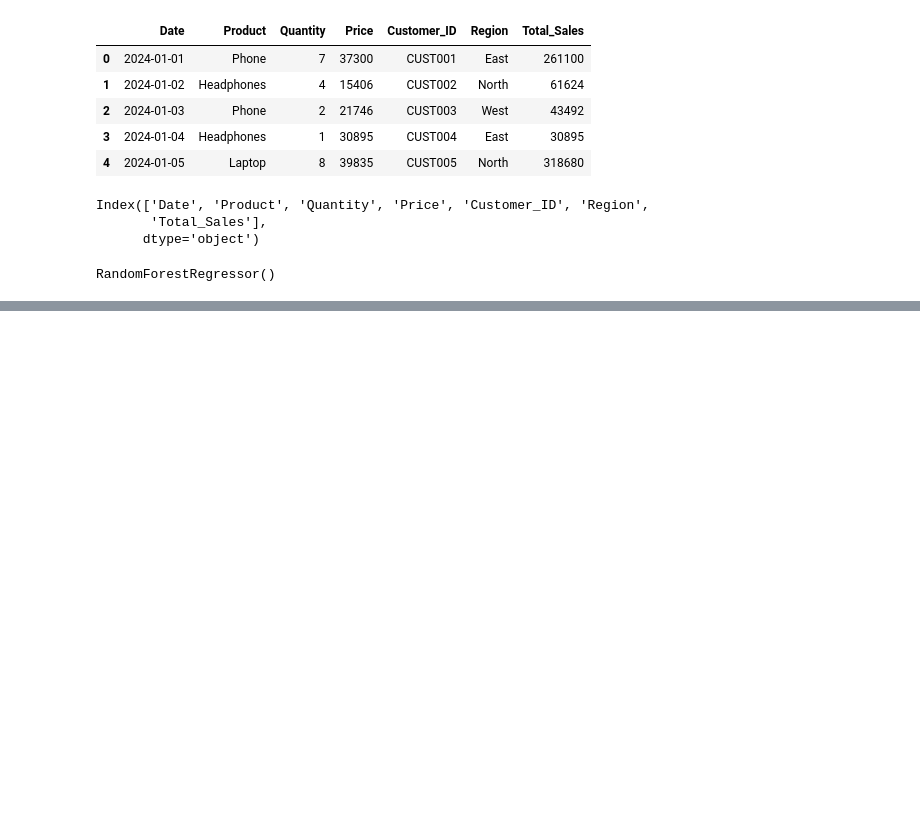
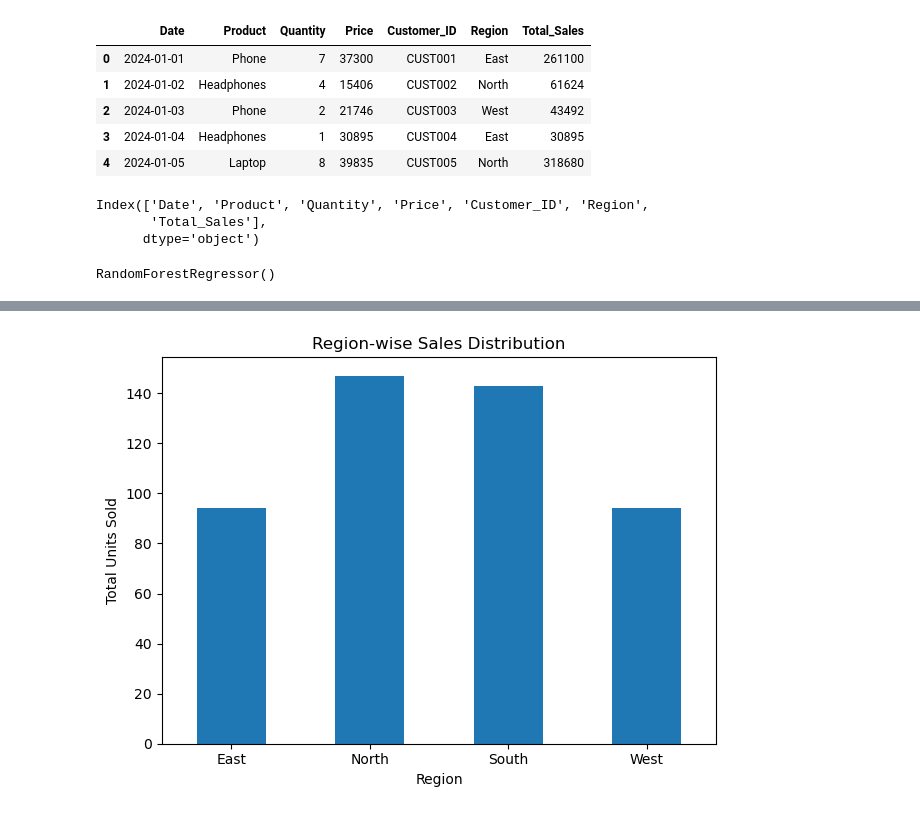
Before and after one commit to SuprajaSrinivasula/AutoSales-Intelligence-Engine, a Jupyter notebook: capstone_project.ipynb, the cells around one changed output, grey strips where cells are left out. Saved outputs shown, nothing was run; the diff lists cells and outputs as text; code cells hidden in the pictures; blank space fills up the shorter version.

```diff
--- a/capstone_project.ipynb
+++ b/capstone_project.ipynb
@@ -59,0 +91,15 @@ model = pickle.load(open("deployment/model.pkl", "rb"))
+# %%
+# Aggregate by Region
+region_sales = df.groupby("Region")["Quantity"].sum()
+
+# Plot
+plt.figure()
+region_sales.plot(kind="bar")
+plt.title("Region-wise Sales Distribution")
+plt.xlabel("Region")
+plt.ylabel("Total Units Sold")
+plt.xticks(rotation=0)
+plt.tight_layout()
+plt.show()
+# %% [output]
+[figure, added]
```
Also changed, not shown: parts of 3 cells of this notebook, 11 other files.
